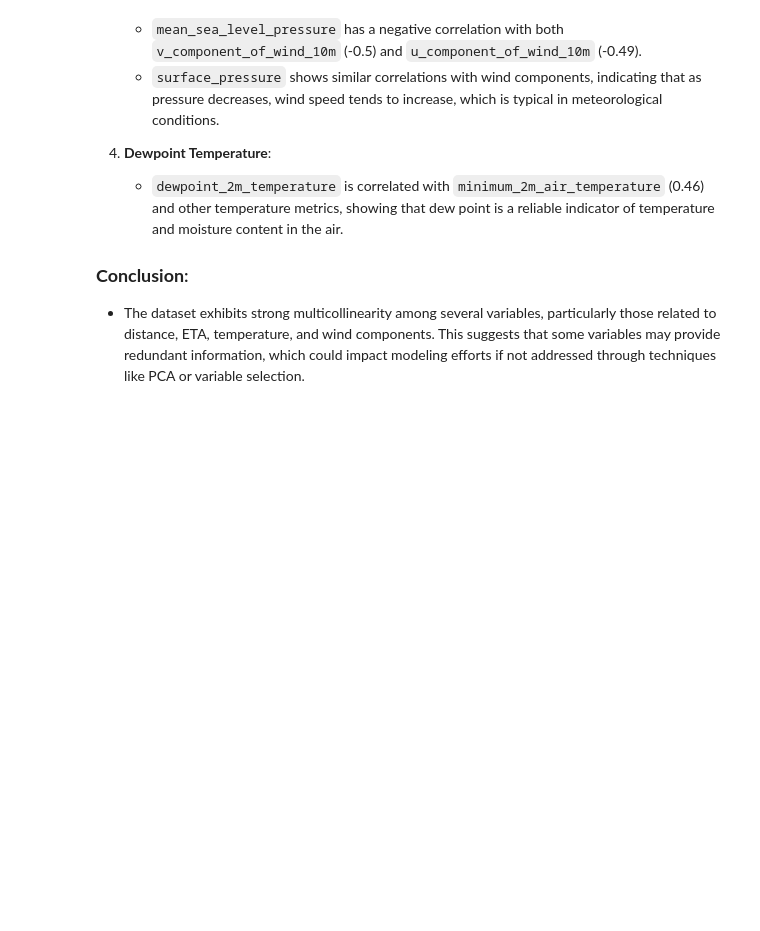
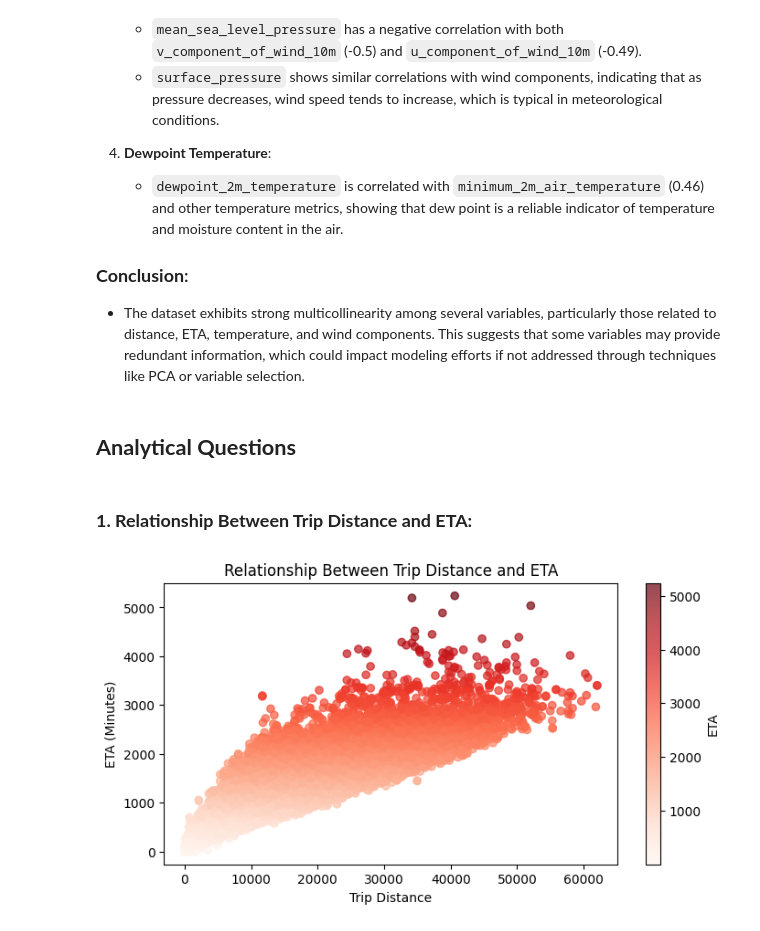
Before and after one commit to murithidenisgitobu/Yassir-Expected-Time-of-Arrival-ETA-Prediction, a Jupyter notebook: Notebook/yassir_notebook.ipynb, the cells around one changed output. Saved outputs shown, nothing was run; the diff lists cells and outputs as text; code cells hidden in the pictures; blank space fills up the shorter version.

Commit message:
Starting Analytical Question

```diff
--- a/Notebook/yassir_notebook.ipynb
+++ b/Notebook/yassir_notebook.ipynb
@@ -509,3 +514,18 @@ sns.heatmap(merged_data.corr(), annot=True, cmap='viridis')
 
 ### **Conclusion**:
 - The dataset exhibits strong multicollinearity among several variables, particularly those related to distance, ETA, temperature, and wind components. This suggests that some variables may provide redundant information, which could impact modeling efforts if not addressed through techniques like PCA or variable selection.
+# %% [markdown]
+## **Analytical Questions**
+# %% [markdown]
+### **1. Relationship Between Trip Distance and ETA:**
+# %%
+# Scatterplot to show relationship between ETA and Trip Distance
+plt.figure(figsize=(8, 4))
+scatter = plt.scatter(data=merged_data, x='trip_distance', y='eta', c=merged_data['eta'], cmap='Reds', alpha=0.7)
+plt.xlabel('Trip Distance')
+plt.ylabel('ETA (Minutes)')
+plt.title('Relationship Between Trip Distance and ETA')
+plt.colorbar(scatter, label='ETA')
+plt.show()
+# %% [output]
+[figure, added]
```
Also changed, not shown: parts of 6 cells of this notebook.
